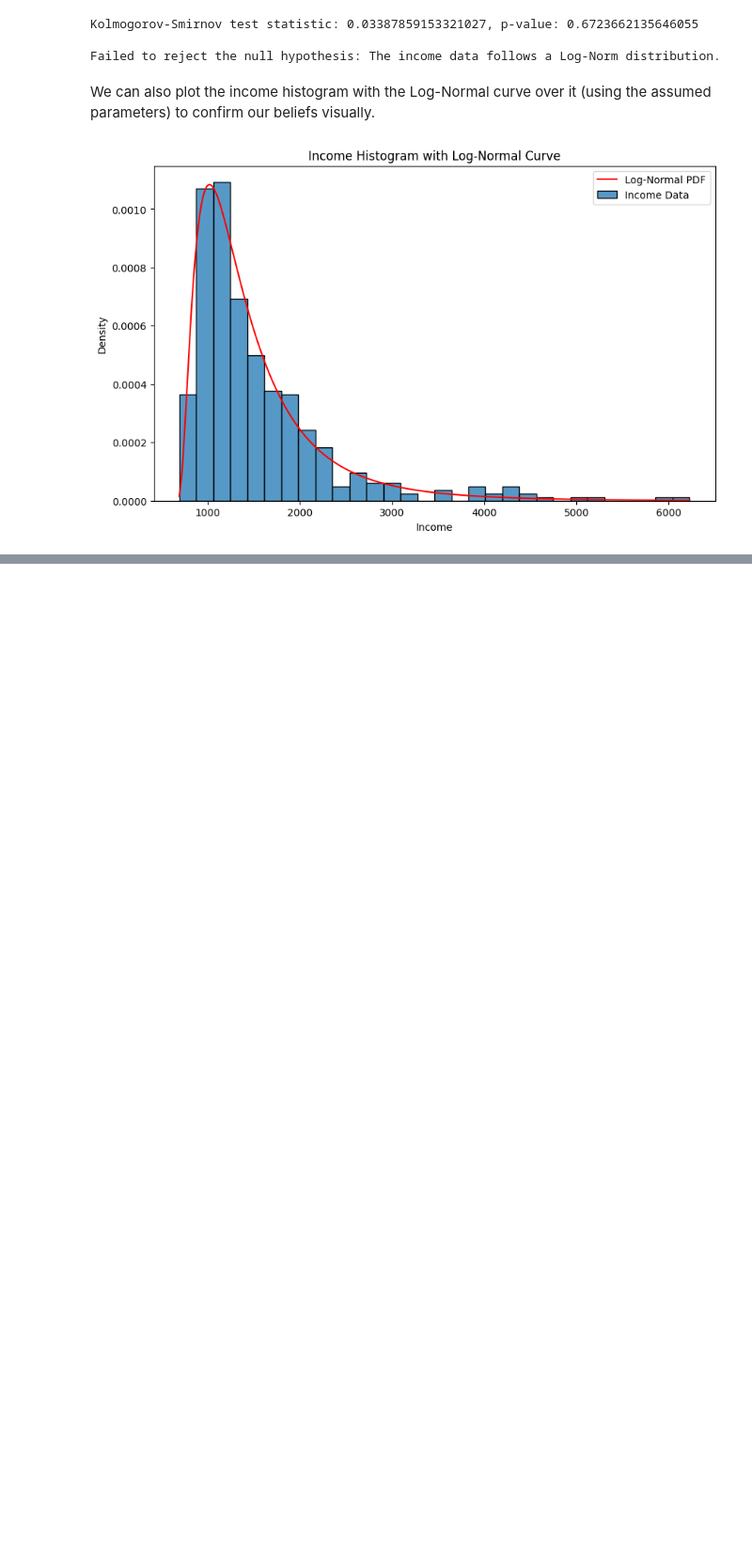
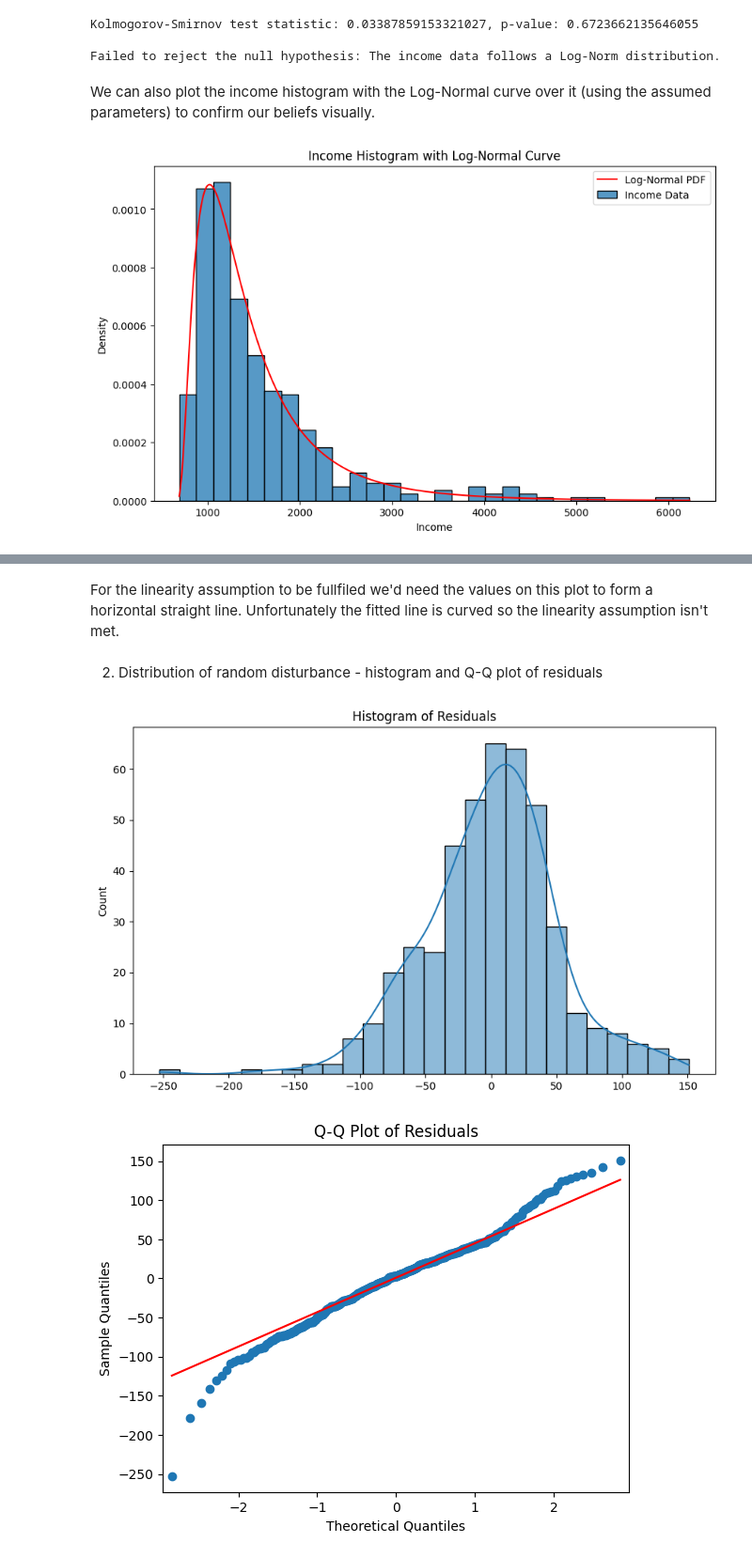
Before and after one commit to Sivvak/sml, a Jupyter notebook: hw1/SML_project1.ipynb, the cells around one changed output, grey strips where cells are left out. Shown at 94% size. Drawn from its saved outputs; the diff is of its cells as text; code cells hidden in the pictures; blank space fills up the shorter version.

```diff
--- a/hw1/SML_project1.ipynb
+++ b/hw1/SML_project1.ipynb
@@ -788,0 +840,16 @@ plt.show()
+# %% [markdown]
+For the linearity assumption to be fullfiled we'd need the values on this plot to form a horizontal straight line. Unfortunately the fitted line is curved so the linearity assumption isn't met.
+# %% [markdown]
+2. Distribution of random disturbance - histogram and Q-Q plot of residuals
+# %%
+plt.figure(figsize=(10, 6))
+sns.histplot(model.resid, kde=True)
+plt.title("Histogram of Residuals")
+plt.show()
+
+sm.qqplot(model.resid, line="q")
+plt.title("Q-Q Plot of Residuals")
+plt.show()
+# %% [output]
+[figure, added]
+[figure, added]
```
Also changed, not shown: parts of 36 cells of this notebook.
